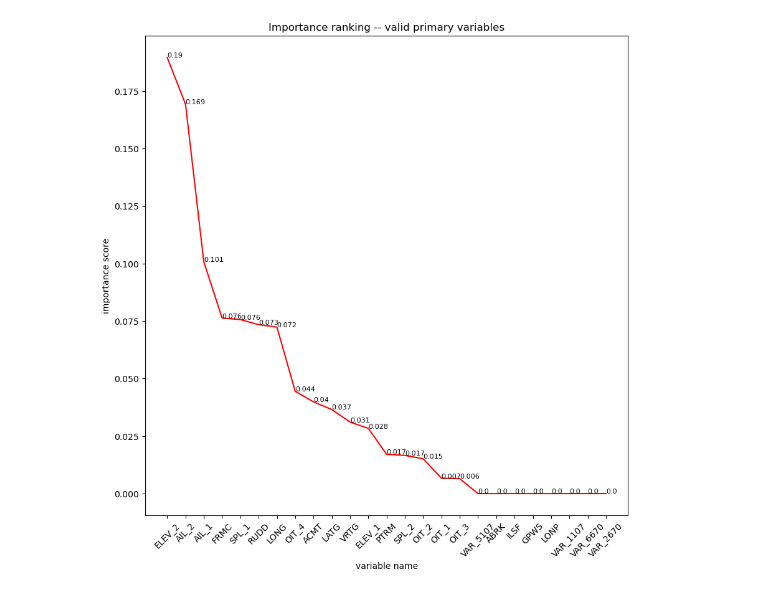
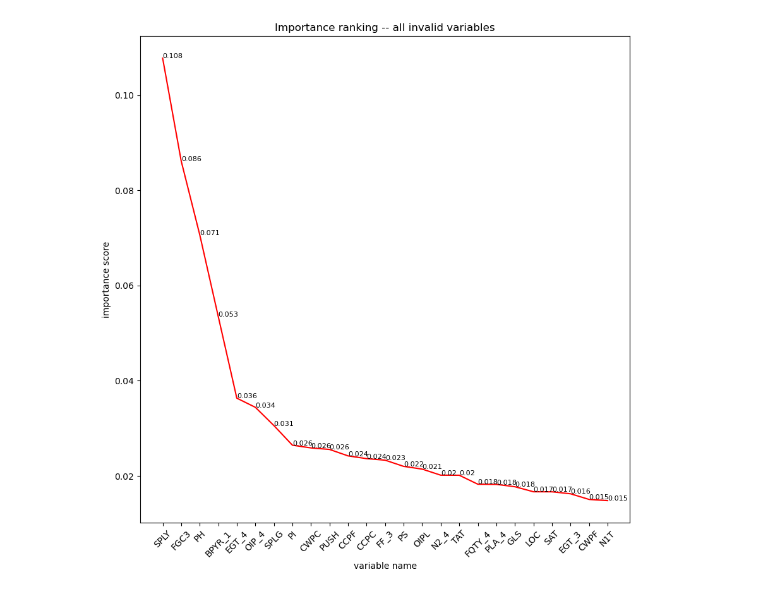
Before and after one commit to srt-uncertainty-wind/code, a Jupyter notebook: variableSelect_randomForest.ipynb, the cells around one changed output. Cells and saved outputs as stored; diff of their text form; code cells hidden in the pictures.

Commit message:
valid and invalid in all vars both studied

```diff
--- a/variableSelect_randomForest.ipynb
+++ b/variableSelect_randomForest.ipynb
@@ -106,18 +127,0 @@ def generateDataArray(mat, var_dict):
-# %%
-# 创建随机森林分类器
-rf = RandomForestClassifier(n_estimators=100, random_state=42)
-
-# 生成数据
-explain_var_array, response_wshr_array = generateDataArray(complete_mat, valid_var_dict)
-
-# 拟合模型
-rf.fit(explain_var_array, response_wshr_array)
-
-# 获取特征重要性并排序输出
-feature_importances = rf.feature_importances_
-importances_indices = np.argsort(feature_importances)[::-1]
-top_k = 25  # 选择前 k 个重要性最高的特征
-
-print("Top", top_k, "Features:")
-for i in range(top_k):
-    print(f"{i+1}. Feature {importances_indices[i]}: {find_var_name(importances_indices[i], valid_var_dict)} ({feature_importances[importances_indices[i]]})")
@@ -142,17 +128,44 @@ Top 25 Features:
 # %%
+# 使用随机森林进行变量重要性排序
+def RFConstruction(mat, var_dict, top_k):
+    # 创建随机森林分类器
+    rf = RandomForestClassifier(n_estimators=100, random_state=42)
+
+    # 生成数据
+    explain_var_array, response_wshr_array = generateDataArray(mat, var_dict)
+
+    # 拟合模型
+    rf.fit(explain_var_array, response_wshr_array)
+
+    # 获取特征重要性并排序输出
+    feature_importances = rf.feature_importances_
+    importances_indices = np.argsort(feature_importances)[::-1]
+
+    print("Top", top_k, "Features:")
+    for i in range(top_k):
+        print(f"{i+1}. Feature {importances_indices[i]}: {find_var_name(importances_indices[i], var_dict)} ({feature_importances[importances_indices[i]]})")
+
+    return feature_importances, importances_indices
+
+top_k = 25  # 选择前 k 个重要性最高的特征
+feature_importances, importances_indices = RFConstruction(e_mat, invalid_var_dict, top_k)
+
 # 可视化
 import matplotlib.pyplot as plt
 
-varname_list = [find_var_name(importances_indices[i], valid_var_dict)[1] for i in range(top_k)]
-importances_list = [feature_importances[importances_indices[i]] for i in range(top_k)]
+def visualImportance(feature_importances, top_k, var_dict):
+    varname_list = [find_var_name(importances_indices[i], var_dict)[1] for i in range(top_k)]
+    importances_list = [feature_importances[importances_indices[i]] for i in range(top_k)]
 
-plt.figure(figsize=(10, 10))
-plt.plot(importances_list, color="red")
-plt.xticks(range(len(varname_list)), varname_list, rotation=45)
-plt.xlabel('variable name')
-plt.ylabel('importance score')
-plt.title('Importance ranking -- valid primary variables')
-for i in range(len(varname_list)):
-    plt.text(i, importances_list[i], f"{round(importances_list[i],3)}", fontsize=8)
-plt.show()
+    plt.figure(figsize=(10, 10))
+    plt.plot(importances_list, color="red")
+    plt.xticks(range(len(varname_list)), varname_list, rotation=45)
+    plt.xlabel('variable name')
+    plt.ylabel('importance score')
+    plt.title('Importance ranking -- all invalid variables')
+    for i in range(len(varname_list)):
+        plt.text(i, importances_list[i], f"{round(importances_list[i],3)}", fontsize=8)
+    plt.show()
+
+visualImportance(feature_importances, top_k, invalid_var_dict)
 # %% [output]
@@ -159 +189 @@ plt.show()
-[figure, old version]
+[figure, new version]
```
Also changed, not shown: parts of 4 cells of this notebook.
